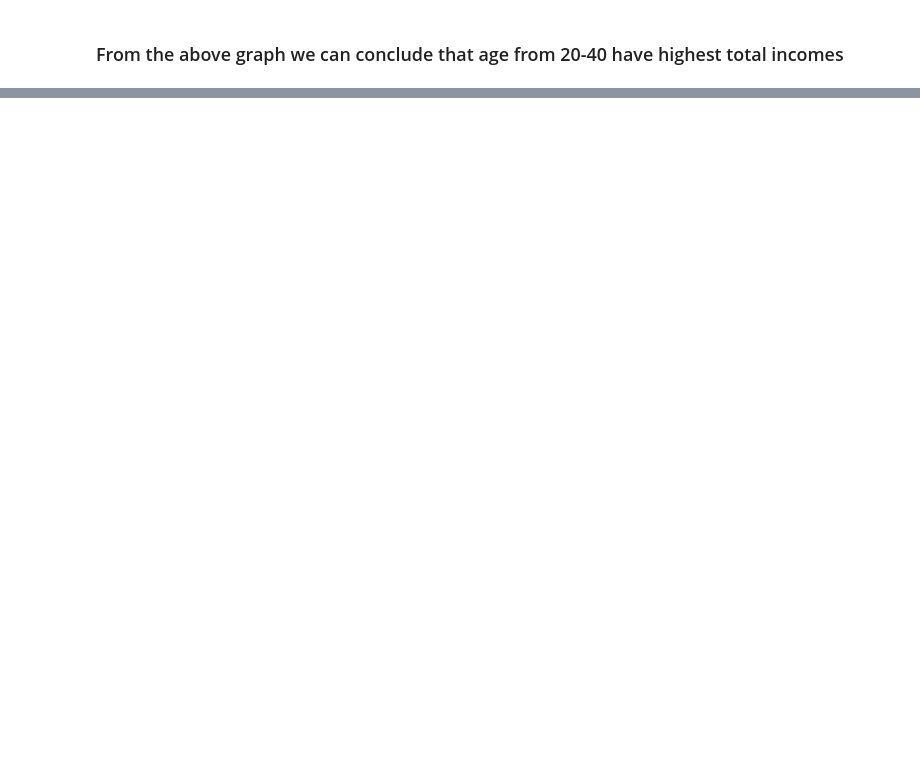
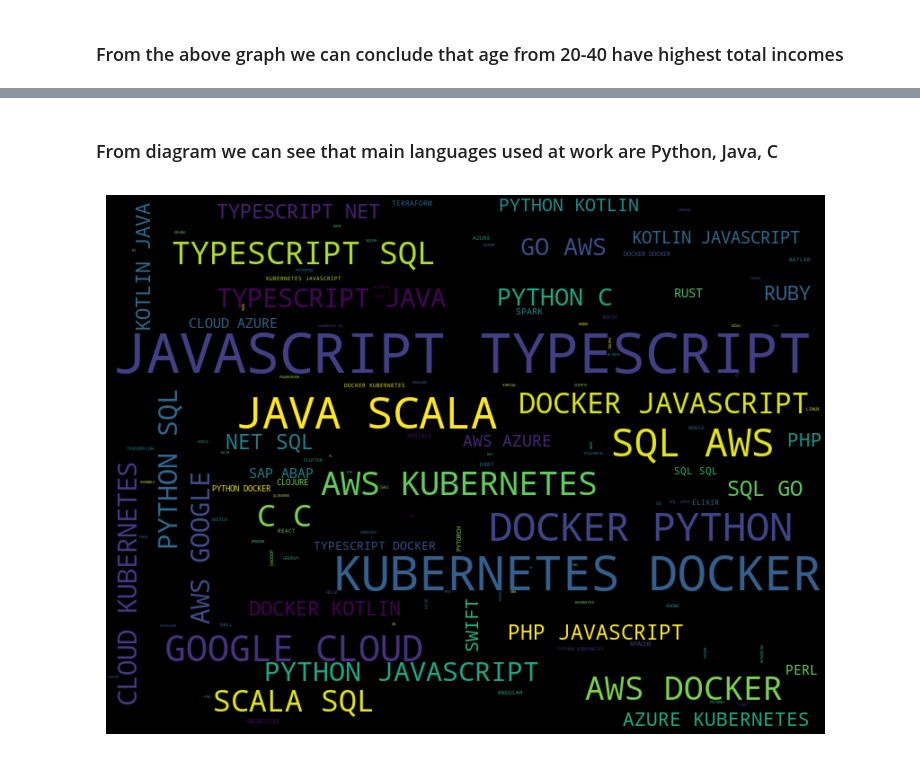
Before and after one commit to ShivangSingh15/IT-Salary-Survey-2020, a Jupyter notebook: EDA_Project/IT Salary Survey 2020.ipynb, the cells around one changed output, grey strips where cells are left out. Cells and saved outputs as stored; diff of their text form; code cells hidden in the pictures; blank space fills up the shorter version.

```diff
--- a/EDA_Project/IT Salary Survey 2020.ipynb
+++ b/EDA_Project/IT Salary Survey 2020.ipynb
@@ -559,0 +602,20 @@ plt.show()
+# %% [markdown]
+### From diagram we can see that main languages used at work are Python, Java, C
+# %%
+
+f = 'Other technologies/programming languages you use often'
+text_select = df_2020[f][df_2020[f] != '_MISSING_']
+text = " ".join(txt for txt in text_select)
+
+stopwords = set(STOPWORDS)
+
+wordcloud = WordCloud(stopwords=stopwords, max_font_size=100, max_words=500,
+                      width = 800, height = 600,
+                      background_color='black').generate(text)
+
+plt.figure(figsize=(11,7))
+plt.imshow(wordcloud, interpolation='bilinear')
+plt.axis("off")
+plt.show()
+# %% [output]
+[figure, added]
```
Also changed, not shown: parts of 19 cells of this notebook.
